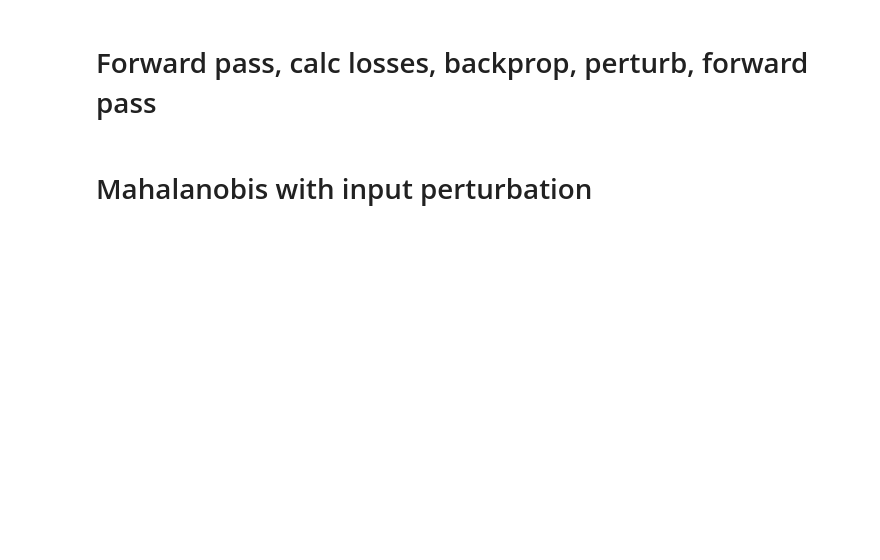
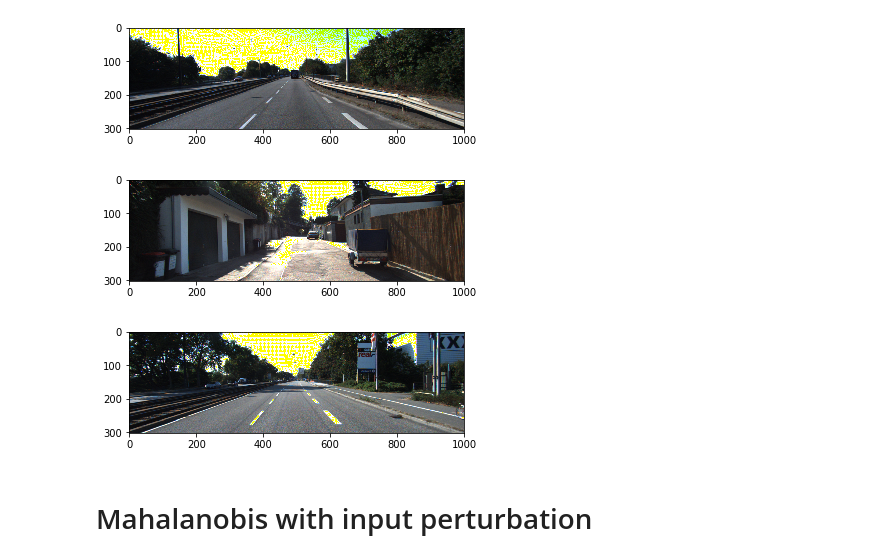
Before and after one commit to BalahariVignesh/simple-faster-rcnn-pytorch, a Jupyter notebook: input perturbation.ipynb, the cells around one changed output. Cells and saved outputs as stored; diff of their text form; code cells hidden in the pictures; blank space fills up the shorter version.

```diff
--- a/input perturbation.ipynb
+++ b/input perturbation.ipynb
@@ -21,6 +35,6 @@ trainer = FasterRCNNTrainer(faster_rcnn).cuda()
 # %%
-trainer.load('./checkpoints/pedestrians_cyclists/fasterrcnn_04162045_0.4105527015235588')
-trainer.faster_rcnn.load_mahalanobis_features(save_dir='./checkpoints/pedestrians_cyclists')
+trainer.load('./checkpoints/cars/fasterrcnn_04152235_0.7462277363985176')
+trainer.faster_rcnn.load_mahalanobis_features(save_dir='./checkpoints/cars')
 # %%
 img = read_image('misc/demo.jpg')
 img = t.from_numpy(img)[None]
@@ -41,3 +61 @@ vis_bbox(at.tonumpy(img[0]),
-# %% [markdown]
-# Forward pass, calc losses, backprop, perturb, forward pass
 # %%
@@ -55,29 +73,29 @@ test_dataloader = data_.DataLoader(testset,
 # %%
 from utils.vis_tool import vis_bbox, vis_image
 from tqdm import tqdm
 import torch
 from utils import array_tool as at
 
-EPSILON=0.0005
-
-
-mean = np.array([122.7717, 115.9465, 102.9801]).reshape(3, 1, 1)
-def unnormalize_img(img, mean=mean):
-    return img + mean
-
+EPSILON=0.005
 
 i = 0
 for imgs, sizes, _, _, difficult in tqdm(test_dataloader, total=opt.test_num):
     _, H, W = imgs.shape[1:]
     o_H, o_W = sizes
     scale = o_H / H
 
 #     _bboxes, _labels, _scores = trainer.faster_rcnn.predict(at.totensor(imgs), [[H,W]])
-    imgs = trainer.faster_rcnn.input_perturbation(imgs, scale, epsilon=10)
-    vis_image(unnormalize_img(at.tonumpy(imgs[0])))
+    imgs = trainer.faster_rcnn.input_perturbation(imgs, scale, epsilon=1)
+    vis_image(inverse_normalize(at.tonumpy(imgs[0])))
     if i == 2:
         break
     i += 1
+# %% [output]
+[figure, added]
+[figure, added]
+[figure, added]
+# %% [markdown]
+# Mahalanobis with input perturbation
 # %%
 from model.utils.bbox_tools import bbox_iou
 
@@ -87,6 +105,4 @@ def iou(bbox, label, gt_boxes, gt_labels, iou_thresh=0.5):
     best_label = gt_labels[np.argmax(ious)]
 
     return best_iou, best_iou > 0 and best_label == label
-# %% [markdown]
-# Mahalanobis with input perturbation
 # %%
```
Also changed, not shown: parts of 11 cells of this notebook, 8 other files.
